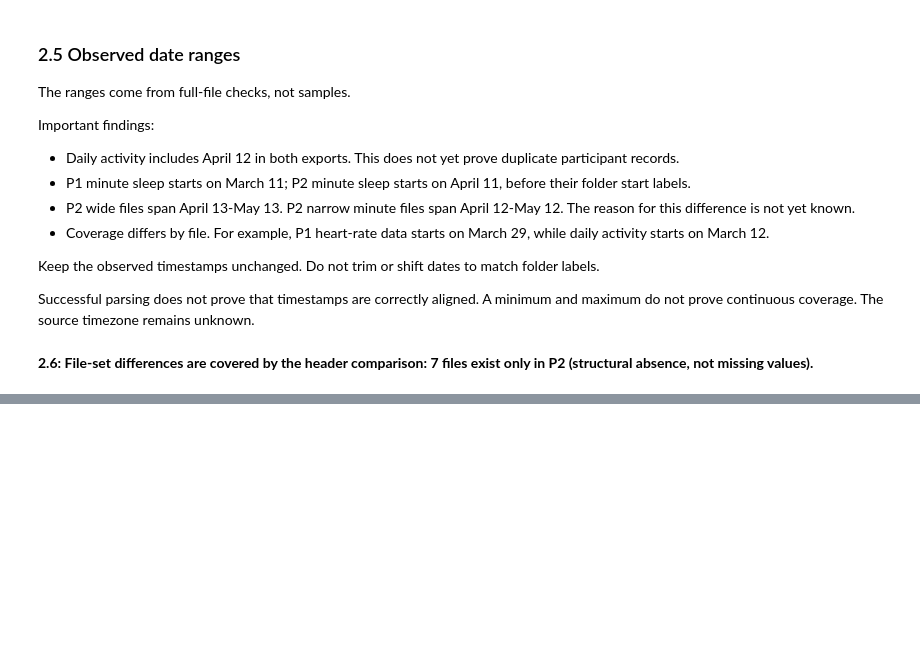
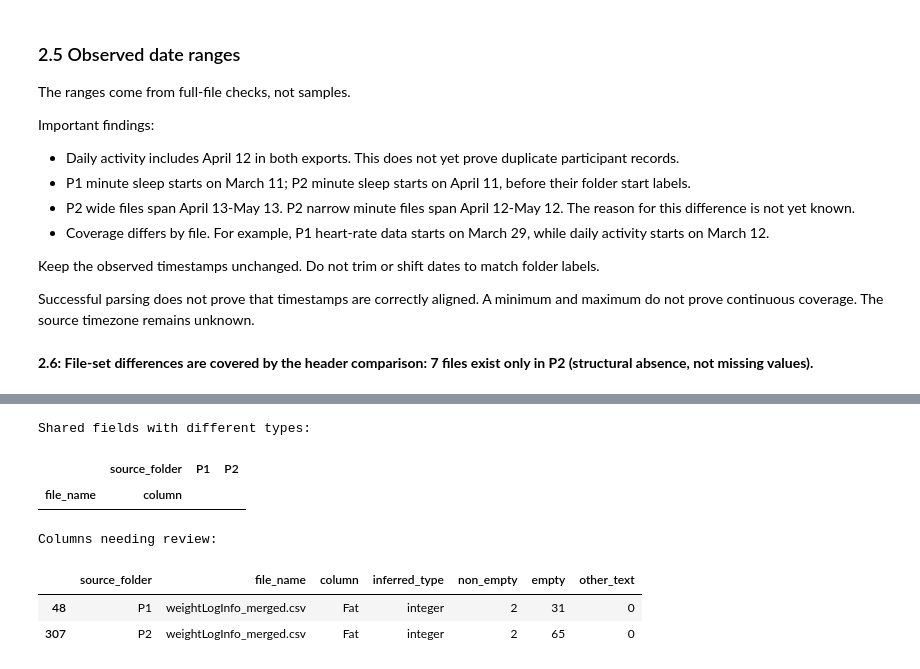
Before and after one commit to MohamadAlhajAli/fitbit-fitness-tracker, a Jupyter notebook: EDA/Simple EDA.ipynb, the cells around one changed output, grey strips where cells are left out. Saved outputs shown, nothing was run; the diff lists cells and outputs as text; code cells hidden in the pictures; blank space fills up the shorter version.

```diff
--- a/EDA/Simple EDA.ipynb
+++ b/EDA/Simple EDA.ipynb
@@ -1088,0 +1325,42 @@ for column in sample.columns:
+# %%
+ # Compare the same filename and column across exports.
+type_comparison = observed_dictionary.pivot(
+    index=["file_name", "column"],
+    columns="source_folder",
+    values="inferred_type",
+)
+
+shared_fields = type_comparison.dropna(subset=["P1", "P2"])
+
+different_types = shared_fields.loc[
+    shared_fields["P1"].ne(shared_fields["P2"])
+]
+
+# Review mixed formats, all-empty columns and partly empty columns.
+needs_review = observed_dictionary.loc[
+    observed_dictionary["inferred_type"].isin(["mixed / text", "all empty"])
+    | observed_dictionary["empty"].gt(0),
+    [
+        "source_folder",
+        "file_name",
+        "column",
+        "inferred_type",
+        "non_empty",
+        "empty",
+        "other_text",
+    ],
+]
+
+print("Shared fields with different types:")
+display(different_types)
+
+print("Columns needing review:")
+display(needs_review)
+# %% [output]
+Shared fields with different types:
+|  | source_folder | P1 | P2 |
+| file_name | column |  |  |
+Columns needing review:
+|  | source_folder | file_name | column | inferred_type | non_empty | empty | other_text |
+| 48 | P1 | weightLogInfo_merged.csv | Fat | integer | 2 | 31 | 0 |
+| 307 | P2 | weightLogInfo_merged.csv | Fat | integer | 2 | 65 | 0 |
```
Also changed, not shown: parts of 6 cells of this notebook, 3 other files.
